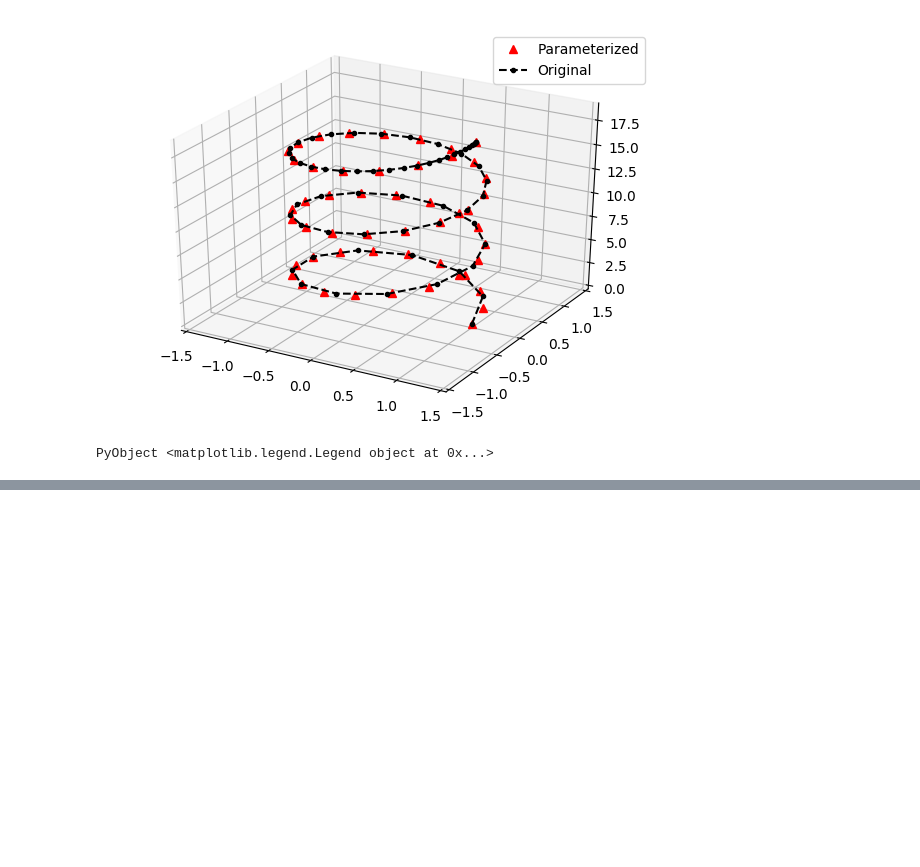
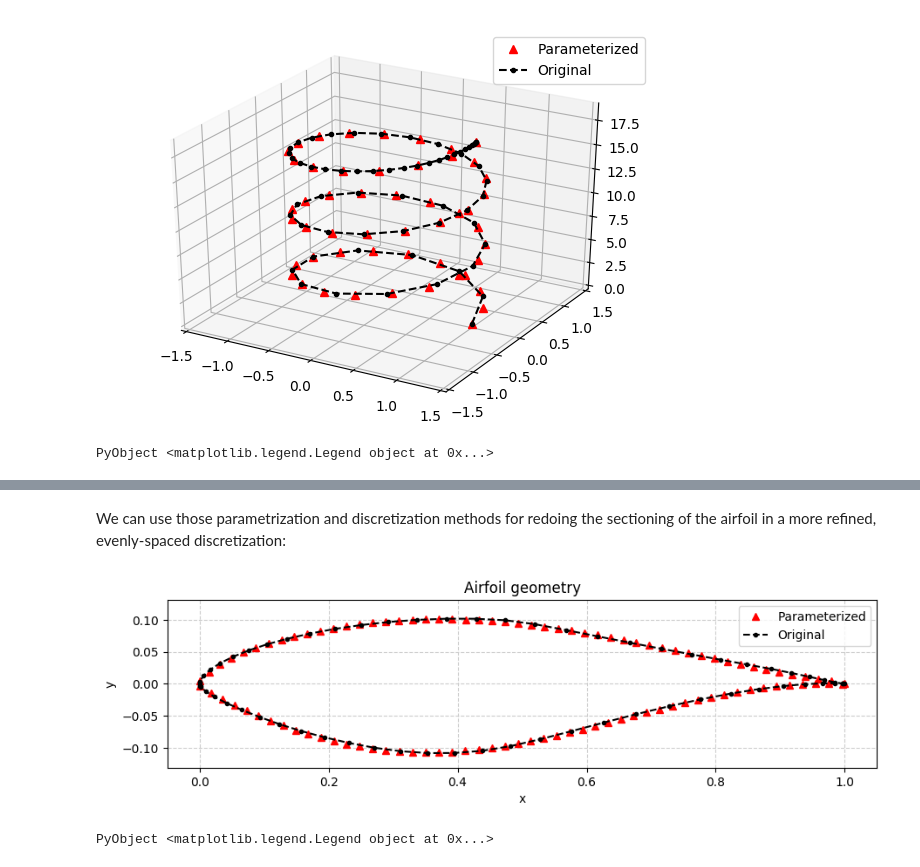
Before and after one commit to byuflowlab/GeometricTools.jl, a Jupyter notebook: docs/Documentation.ipynb, the cells around one changed output, grey strips where cells are left out. Drawn from its saved outputs; the diff is of its cells as text; code cells hidden in the pictures; blank space fills up the shorter version.

```diff
--- a/docs/Documentation.ipynb
+++ b/docs/Documentation.ipynb
@@ -406,0 +410,27 @@ PyObject <matplotlib.legend.Legend object at 0x...>
+# %% [markdown]
+We can use those parametrization and discretization methods for redoing the sectioning of the airfoil in a more refined, evenly-spaced discretization:
+# %%
+# Separate upper and lower surfaces to make the contour injective in x
+upper, lower = splitcontour(x,y)
+
+# Parameterize both surfaces independently
+fun_upper = vtk.parameterize(upper[1], upper[2], zeros(upper[1]); inj_var=1)
+fun_lower = vtk.parameterize(lower[1], lower[2], zeros(lower[1]); inj_var=1)
+
+# New discretization for both surfaces
+upper_points = vtk.discretize(fun_upper, 0, 1, 50, 1.0)
+lower_points = vtk.discretize(fun_lower, 0, 1, 50, 1.0)
+
+# Put both surfaces back together from TE over the top and from LE over the bottom.
+reverse!(upper_points)                           # Trailing edge over the top
+new_x = [point[1] for point in upper_points]
+new_y = [point[2] for point in upper_points]     # Leading edge over the bottom
+new_x = vcat(new_x, [point[1] for point in lower_points])
+new_y = vcat(new_y, [point[2] for point in lower_points])
+
+plot_airfoil(new_x, new_y; style="^r", label="Parameterized")
+plot_airfoil(x,y; style="--.k", label="Original")
+legend(loc="best")
+# %% [output]
+[figure, added]
+PyObject <matplotlib.legend.Legend object at 0x...>
```
Also changed, not shown: parts of 6 cells of this notebook, 4 other files.
